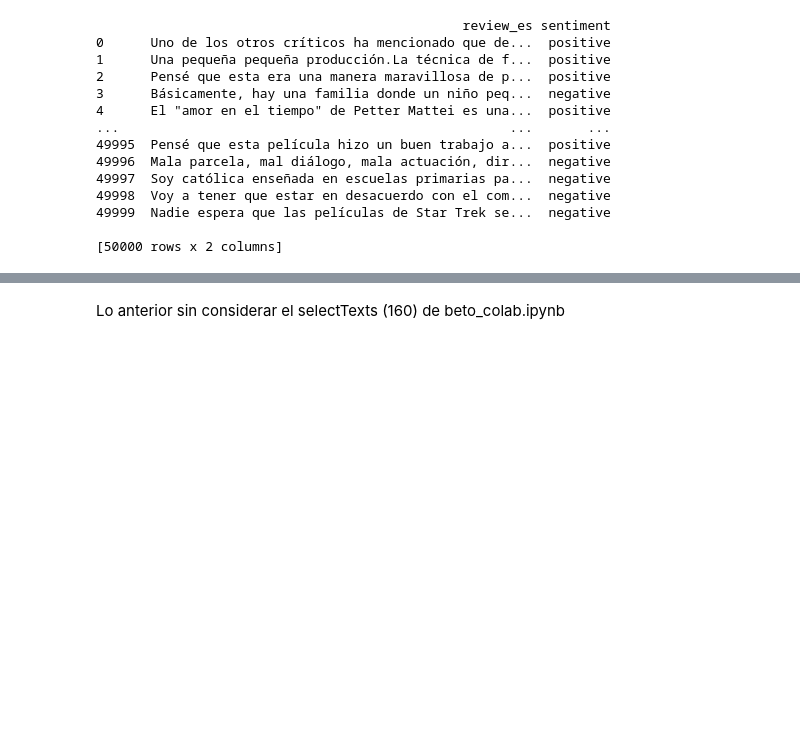
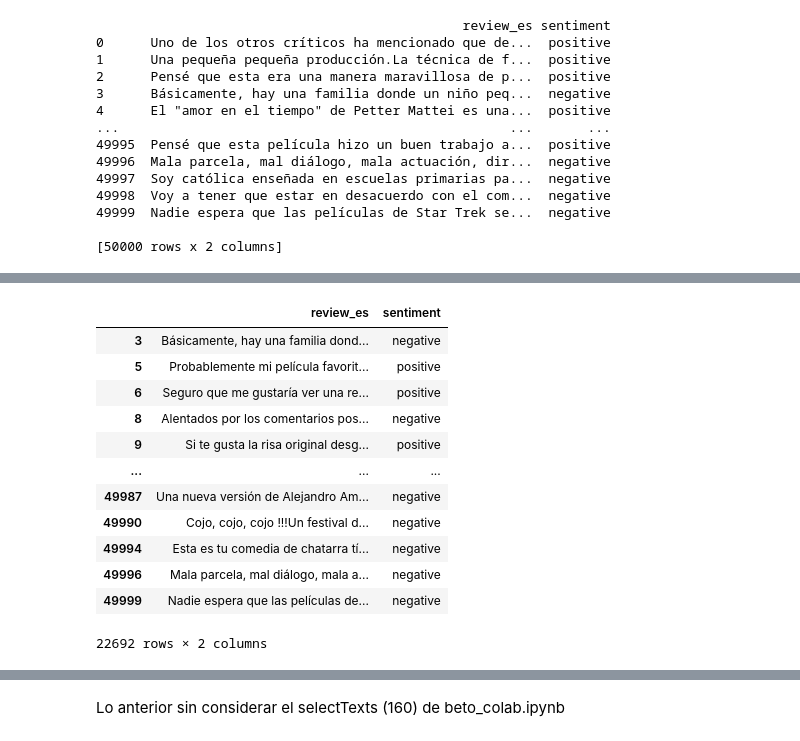
Before and after one commit to joseortizm/RecSys, a Jupyter notebook: beto.ipynb, the cells around one changed output, grey strips where cells are left out. Cells and saved outputs as stored; diff of their text form; code cells hidden in the pictures; blank space fills up the shorter version.

```diff
--- a/beto.ipynb
+++ b/beto.ipynb
@@ -26,3 +44,19 @@ print(DF)
+# %%
+DF
+# %% [output]
+|  | review_es | sentiment |
+| 3 | Básicamente, hay una familia dond... | negative |
+| 5 | Probablemente mi película favorit... | positive |
+| 6 | Seguro que me gustaría ver una re... | positive |
+| 8 | Alentados por los comentarios pos... | negative |
+| 9 | Si te gusta la risa original desg... | positive |
+| ... | ... | ... |
+| 49987 | Una nueva versión de Alejandro Am... | negative |
+| 49990 | Cojo, cojo, cojo !!!Un festival d... | negative |
+| 49994 | Esta es tu comedia de chatarra tí... | negative |
+| 49996 | Mala parcela, mal diálogo, mala a... | negative |
+| 49999 | Nadie espera que las películas de... | negative |
+22692 rows × 2 columns
 # %%
 listDatasets = [DF, "datasets/filmaffinity", "datasets/muchocine", 2]
 headers = ['text', 'sentiment']
```
Also changed, not shown: parts of 3 cells of this notebook, 1 other file.
